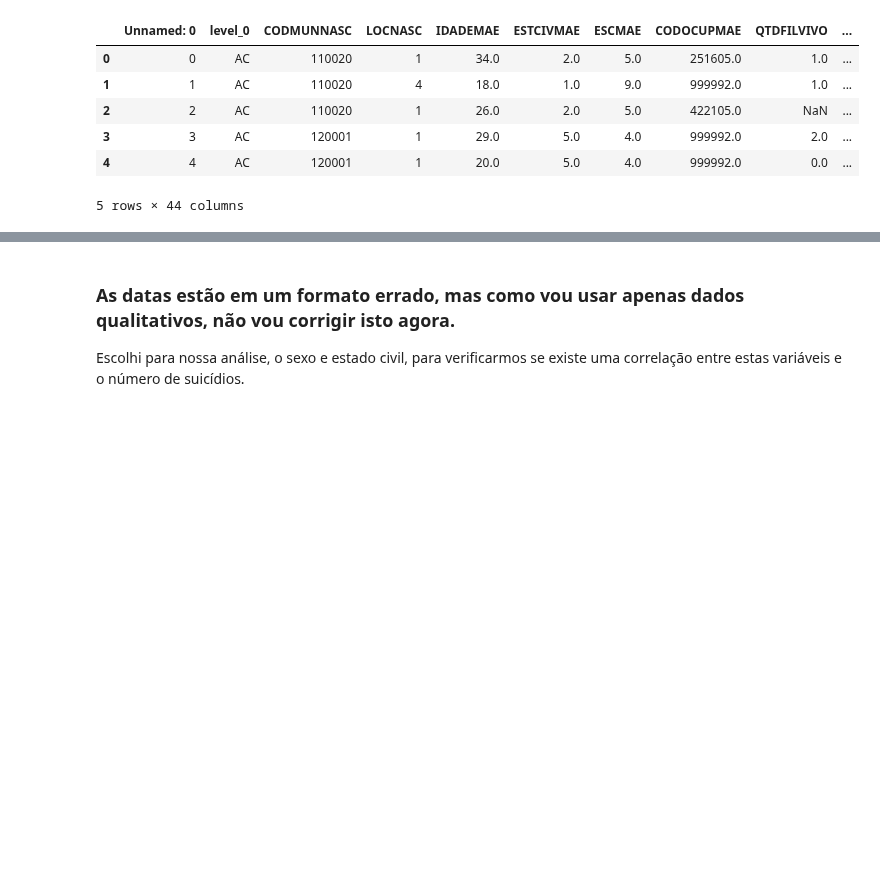
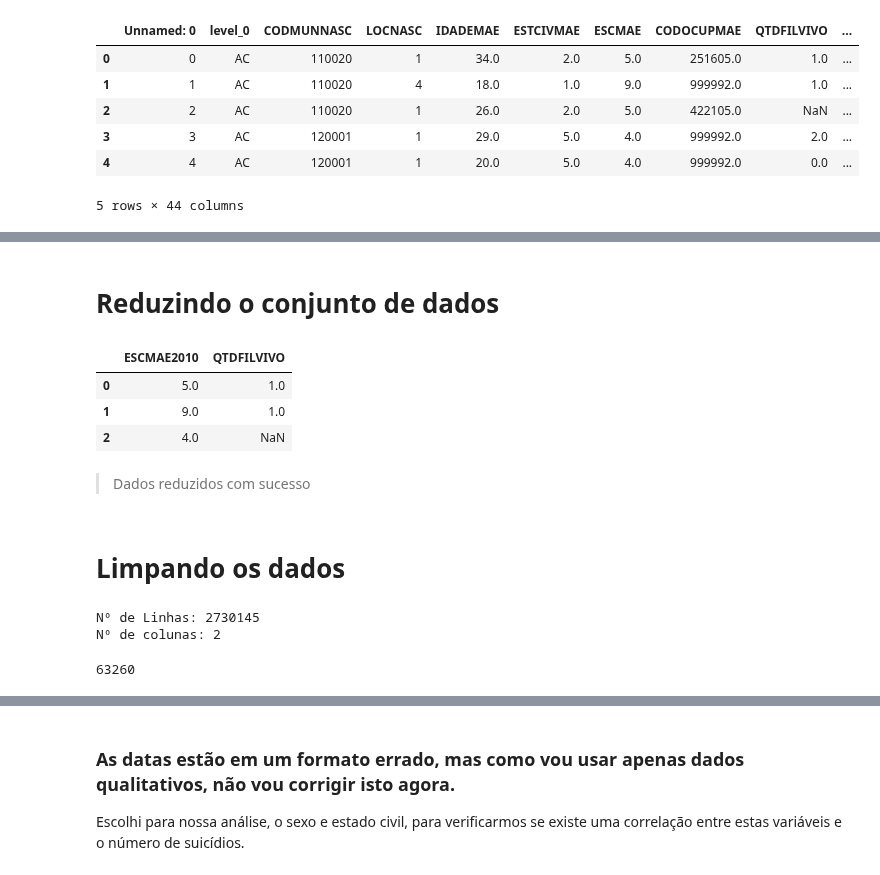
Before and after one commit to kauebr/Estudando, a Jupyter notebook: Estatistica/Estatística descritiva bivariada/Var quant x var quali - Coefs Spearman e Pearson.ipynb, the cells around one changed output, grey strips where cells are left out. Cells and saved outputs as stored; diff of their text form; code cells hidden in the pictures; blank space fills up the shorter version.

```diff
--- a/Estatistica/Estatística descritiva bivariada/Var quant x var quali - Coefs Spearman e Pearson.ipynb
+++ b/Estatistica/Estatística descritiva bivariada/Var quant x var quali - Coefs Spearman e Pearson.ipynb
@@ -224,0 +209,14 @@ df.describe
+# %% [markdown]
+# Reduzindo o conjunto de dados
+# %%
+df_filtro = df[['ESCMAE2010','QTDFILVIVO']].copy()
+df_filtro.head(3)
+# %% [output]
+|  | ESCMAE2010 | QTDFILVIVO |
+| 0 | 5.0 | 1.0 |
+| 1 | 9.0 | 1.0 |
+| 2 | 4.0 | NaN |
+# %% [markdown]
+> Dados reduzidos com sucesso
+# %% [markdown]
+# Limpando os dados
@@ -224,0 +229,11 @@ df.describe
+# %%
+# Verificando tamanho do nosso conjunto de dados
+tamanho(df_filtro)
+# %% [output]
+Nº de Linhas: 2730145
+Nº de colunas: 2
+# %%
+# Verificando se existem entradas não númericas NaN
+df['QTDFILVIVO'].isna().sum()
+# %% [output]
+63260
```
Also changed, not shown: parts of 17 cells of this notebook.
